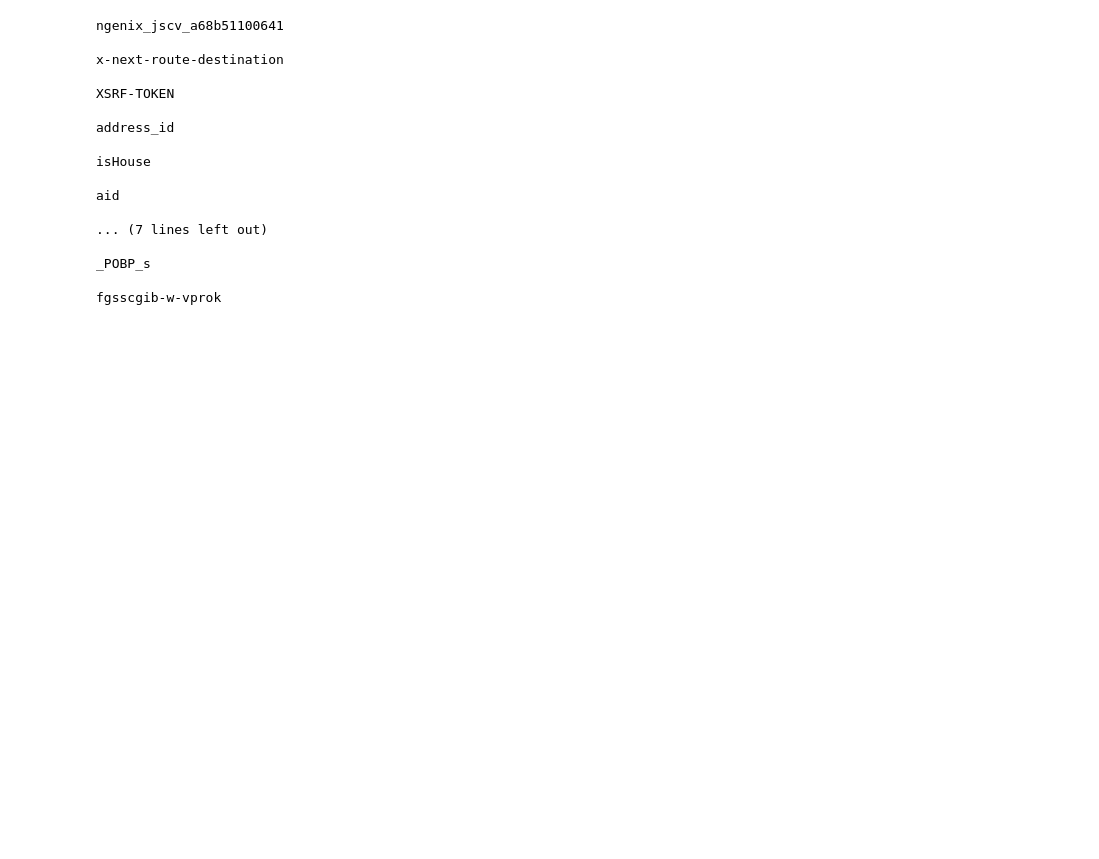
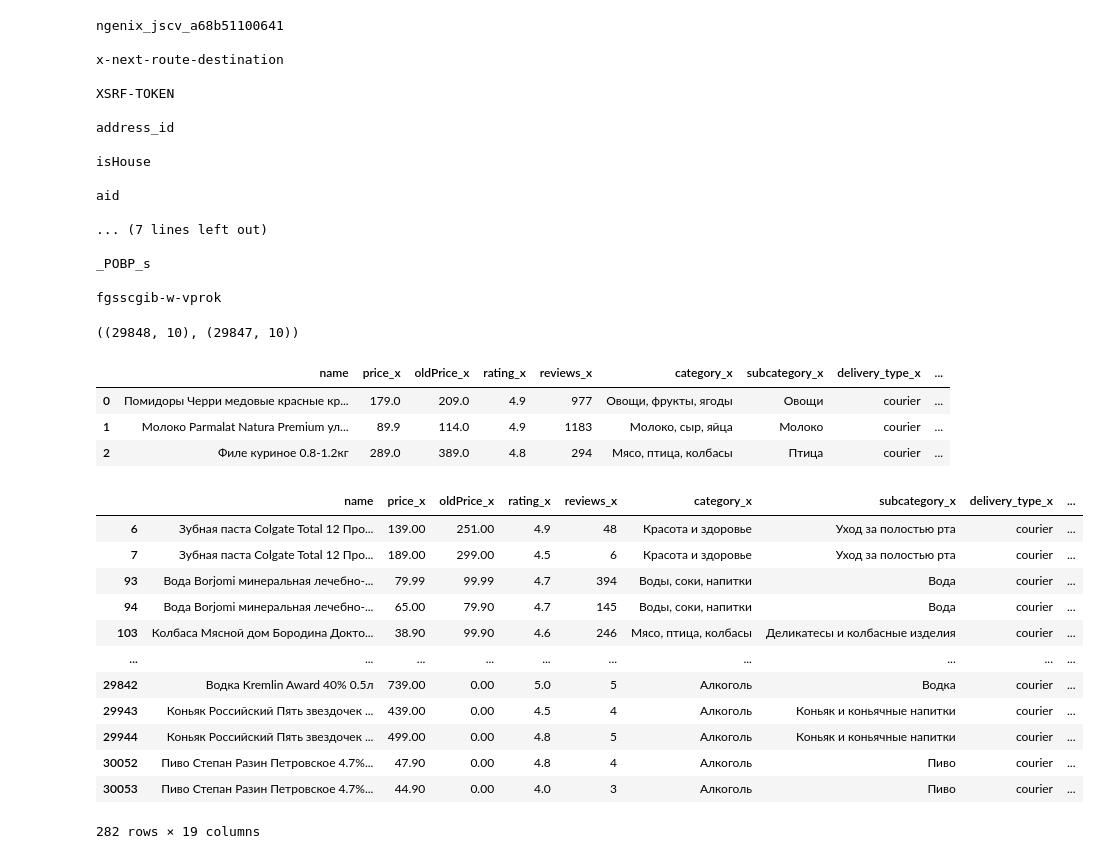
Before and after one commit to B0R0koko/HSE-Lab, a Jupyter notebook: crawlers/Vprok/shims/vprok.ipynb, the cells around one changed output. Saved outputs shown, nothing was run; the diff lists cells and outputs as text; code cells hidden in the pictures; blank space fills up the shorter version.

```diff
--- a/crawlers/Vprok/shims/vprok.ipynb
+++ b/crawlers/Vprok/shims/vprok.ipynb
@@ -524,0 +553,35 @@ fgsscgib-w-vprok
+# %%
+df_1 = pd.read_json("/Users/borokoko/Crawlers/data/Vprok/vprok_2.json")
+df_2 = pd.read_json("/Users/borokoko/Crawlers/data/Vprok/vprok_3.json")
+# %%
+df_1 = df_1.drop_duplicates()
+df_2 = df_2.drop_duplicates()
+# %%
+df_1.shape, df_2.shape
+# %% [output]
+((29848, 10), (29847, 10))
+# %%
+df_merge = df_1.merge(df_2, on="name", how="inner")
+# %%
+df_merge.head(3)
+# %% [output]
+|  | name | price_x | oldPrice_x | rating_x | reviews_x | category_x | subcategory_x | delivery_type_x | ... |
+| 0 | Помидоры Черри медовые красные кр... | 179.0 | 209.0 | 4.9 | 977 | Овощи, фрукты, ягоды | Овощи | courier | ... |
+| 1 | Молоко Parmalat Natura Premium ул... | 89.9 | 114.0 | 4.9 | 1183 | Молоко, сыр, яйца | Молоко | courier | ... |
+| 2 | Филе куриное 0.8-1.2кг | 289.0 | 389.0 | 4.8 | 294 | Мясо, птица, колбасы | Птица | courier | ... |
+# %%
+df_merge[df_merge.price_x != df_merge.price_y]
+# %% [output]
+|  | name | price_x | oldPrice_x | rating_x | reviews_x | category_x | subcategory_x | delivery_type_x | ... |
+| 6 | Зубная паста Colgate Total 12 Про... | 139.00 | 251.00 | 4.9 | 48 | Красота и здоровье | Уход за полостью рта | courier | ... |
+| 7 | Зубная паста Colgate Total 12 Про... | 189.00 | 299.00 | 4.5 | 6 | Красота и здоровье | Уход за полостью рта | courier | ... |
+| 93 | Вода Borjomi минеральная лечебно-... | 79.99 | 99.99 | 4.7 | 394 | Воды, соки, напитки | Вода | courier | ... |
+| 94 | Вода Borjomi минеральная лечебно-... | 65.00 | 79.90 | 4.7 | 145 | Воды, соки, напитки | Вода | courier | ... |
+| 103 | Колбаса Мясной дом Бородина Докто... | 38.90 | 99.90 | 4.6 | 246 | Мясо, птица, колбасы | Деликатесы и колбасные изделия | courier | ... |
+| ... | ... | ... | ... | ... | ... | ... | ... | ... | ... |
+| 29842 | Водка Kremlin Award 40% 0.5л | 739.00 | 0.00 | 5.0 | 5 | Алкоголь | Водка | courier | ... |
+| 29943 | Коньяк Российский Пять звездочек ... | 439.00 | 0.00 | 4.5 | 4 | Алкоголь | Коньяк и коньячные напитки | courier | ... |
+| 29944 | Коньяк Российский Пять звездочек ... | 499.00 | 0.00 | 4.8 | 5 | Алкоголь | Коньяк и коньячные напитки | courier | ... |
+| 30052 | Пиво Степан Разин Петровское 4.7%... | 47.90 | 0.00 | 4.8 | 4 | Алкоголь | Пиво | courier | ... |
+| 30053 | Пиво Степан Разин Петровское 4.7%... | 44.90 | 0.00 | 4.0 | 3 | Алкоголь | Пиво | courier | ... |
+282 rows × 19 columns
```
Also changed, not shown: parts of 7 cells of this notebook, 25 other files.
